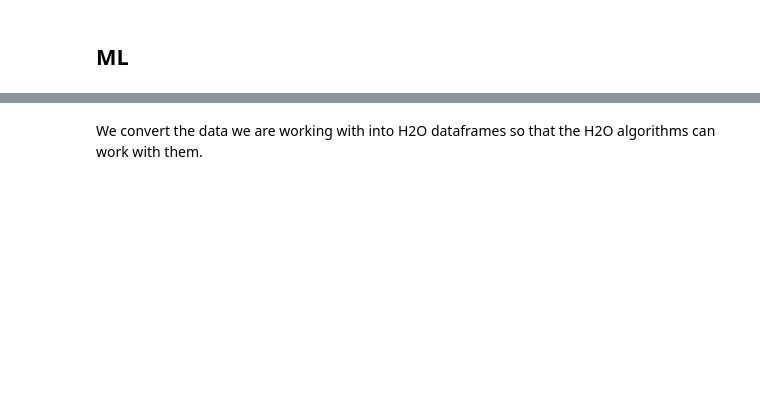
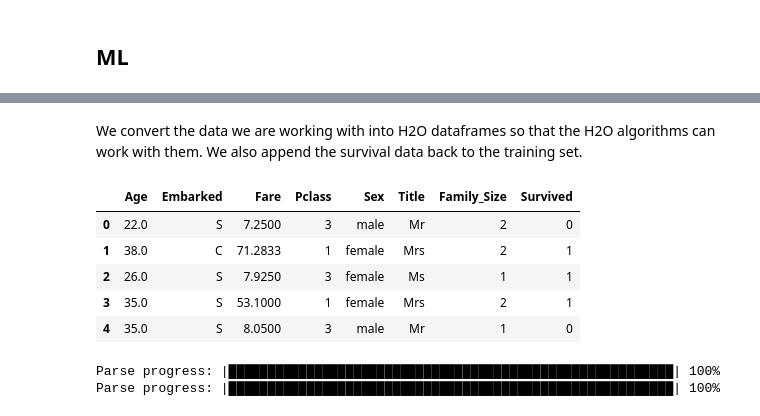
Before and after one commit to AbdulSaleh2020/CS50-Project, a Jupyter notebook: CS50 Project.ipynb, the cells around one changed output, grey strips where cells are left out. Drawn from its saved outputs; the diff is of its cells as text; code cells hidden in the pictures; blank space fills up the shorter version.

```diff
--- a/CS50 Project.ipynb
+++ b/CS50 Project.ipynb
@@ -212,20 +299,18 @@ def round_age(age):
 def age_filler(incomplete_data, grouped_data, Training=True, size=0):
     # Change index to PassengerId so that each passenger has a unique index
     if Training != True:
-        incomplete_data.reset_index()
+        incomplete_data = incomplete_data.reset_index()
 
     for row in grouped_data:
         try:
-            # This is a data frame the has passengers sharing the same gender, class, and title
+            # This is a data frame the has the age and fares of passengers sharing the same gender, class, and title
             subset_incomplete_data = incomplete_data.loc[(incomplete_data["Sex"]==row[0][0])
                                                         & (incomplete_data["Pclass"]==row[0][1])
-                                                        & (incomplete_data["Title"]==row[0][2])]
+                                                        & (incomplete_data["Title"]==row[0][2]),
+                                                        (["Age", "Fare"])]
         # Skip to next row if no values are found
         except KeyError:
             continue
-
-        # Extract age and fare columns
-        subset_incomplete_data = subset_incomplete_data[["Age", "Fare"]]
 
         # Array of global indexes of passengers in subset with missing ages
         missing_ages_global_index = subset_incomplete_data.index[subset_incomplete_data["Age"].isnull()].tolist()
@@ -261,15 +346,15 @@ def age_filler(incomplete_data, grouped_data, Training=True, size=0):
     else:
         return completed_data
 
-train_data = combined_data.head(891).copy()
+train_data = combined_data.head(891)
 
-# Estimate missing ages in training set
-train_data_filled = age_filler(train_data, grouped_train_data)
+# Estimate missing ages in training set, pass in a copy so that original data set is not changed
+train_data_filled = age_filler(train_data.copy(), grouped_train_data)
 
 # Estimate missing ages in test set
 test_data_filled = age_filler(combined_data.copy(), grouped_train_data, Training = False, size = 891)
 
-# Combining training and test set, now with estimates for all ages
+# Combining training and test set after filling in all ages
 combined_data = train_data_filled.append(test_data_filled).reset_index()
 # %%
 combined_data.info()
@@ -276,7 +381,3 @@ combined_data.info()
-# %%
-combined_data = train_data_filled.append(test_data_filled).reset_index()
-#combined_data = combined_data.reset_index()
-display(combined_data[888:893])
 # %% [markdown]
 ### Processing Fare and Embarked features
 # %% [markdown]
@@ -310,6 +438,7 @@ for index, row in missing_embarked_rows.iterrows():
     subset = combined_data.head(891).loc[(combined_data.head(891)["Sex"]==row["Sex"])
                                         & (combined_data.head(891)["Pclass"]==row["Pclass"])
                                         & (combined_data.head(891)["Title"]==row["Title"])]
-    combined_data.set_value(index, "Embarked", str(subset["Embarked"].mode());
+    # Fill empty fields with mode
+    combined_data.set_value(index, "Embarked", str(subset["Embarked"].mode().iloc[0]))
 # %%
 combined_data.info()
@@ -322,9 +471,10 @@ Now we are going to create the **FamilySize** feature by adding **SibSp** and **
 # %%
 combined_data["Family_Size"] = combined_data["SibSp"] + combined_data["Parch"] + 1
 
-combined_data_dropped = combined_data.drop(["SibSp", "Parch", "Cabin", "Ticket", "PassengerId"], 1)
+# Drop all columns we don't need
+combined_data_dropped = combined_data.drop(["Name", "SibSp", "Parch", "Cabin", "Ticket", "PassengerId", "index","level_0"], 1)
 
-train_set_final = combined_data_dropped.head(891).copy().reindex()
-display(train_set_final.head())
-test_set_final = combined_data_dropped.iloc[891:].copy().reset_index().drop(["index"], 1)
-display(test_set_final.head())
+train_data_final = combined_data_dropped.head(891).copy().reset_index().drop(["index"],1)
+display(train_data_final.head())
+test_data_final = combined_data_dropped.iloc[891:].copy()
+display(test_data_final.head())
@@ -338,2 +515,2 @@ h2o.init()
 # %% [markdown]
-We convert the data we are working with into H2O dataframes so that the H2O algorithms can work with them.
+We convert the data we are working with into H2O dataframes so that the H2O algorithms can work with them. We also append the survival data back to the training set.
@@ -356,0 +517,21 @@ h2o_train_data.describe()
+# %%
+# We append the survival data back to the training set
+train_data_final_surv = train_data_final.join(targets)
+
+#train_data_final_surv["Survived"] = train_data_final_surv["Survived"].astype("category")
+
+train_data_final_surv.head()
+# %% [output]
+|  | Age | Embarked | Fare | Pclass | Sex | Title | Family_Size | Survived |
+| 0 | 22.0 | S | 7.2500 | 3 | male | Mr | 2 | 0 |
+| 1 | 38.0 | C | 71.2833 | 1 | female | Mrs | 2 | 1 |
+| 2 | 26.0 | S | 7.9250 | 3 | female | Ms | 1 | 1 |
+| 3 | 35.0 | S | 53.1000 | 1 | female | Mrs | 2 | 1 |
+| 4 | 35.0 | S | 8.0500 | 3 | male | Mr | 1 | 0 |
+# %%
+# Convert to H2O dataframes
+h2o_train_data = h2o.H2OFrame(train_data_final_surv)
+h2o_test_data = h2o.H2OFrame(test_data_final)
+# %% [output]
+Parse progress: |█████████████████████████████████████████████████████████| 100%
+Parse progress: |█████████████████████████████████████████████████████████| 100%
```
Also changed, not shown: parts of 36 cells of this notebook, 2 other files.
